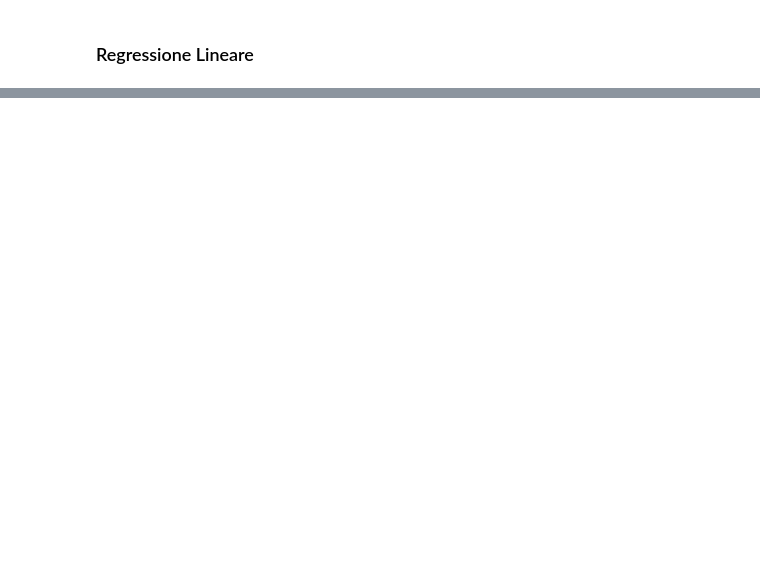
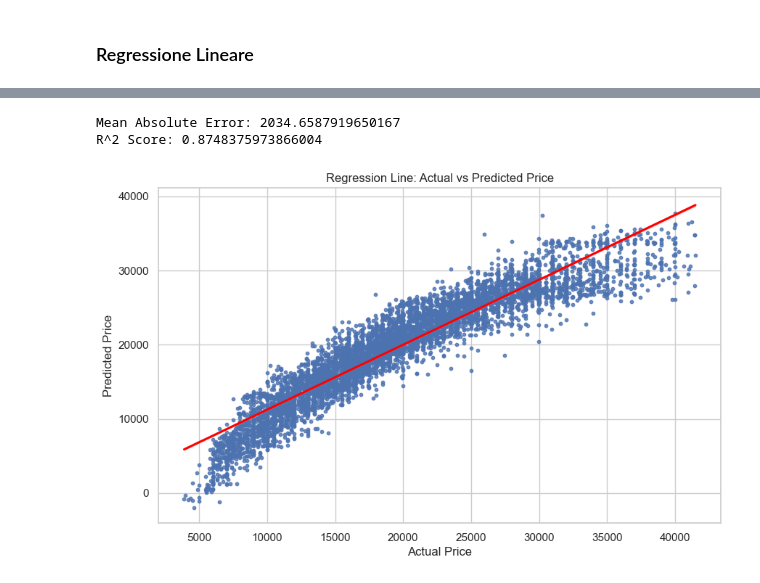
Before and after one commit to simonefesta/Car_Price_Prediction_ML, a Jupyter notebook: project.ipynb, the cells around one changed output, grey strips where cells are left out. Saved outputs shown, nothing was run; the diff lists cells and outputs as text; code cells hidden in the pictures; blank space fills up the shorter version.

```diff
--- a/project.ipynb
+++ b/project.ipynb
@@ -329,21 +394,41 @@ La **regressione lineare** è una tecnica statistica che modella la relazione tr
 
 - **Predizione**: Utilizza i parametri stimati per fare previsioni sulla variabile dipendente.
 - **Calcolo degli Errori**: Misura l'accuratezza del modello con metriche come l'**Errore Assoluto Medio (MAE)**, che calcola la media delle differenze assolute tra i valori osservati e previsti, e l'**Errore Quadratico Medio (MSE)**, che misura la media dei quadrati di queste differenze. Questi errori aiutano a valutare quanto bene il modello si adatta ai dati.
-# %%
-# Crea il modello di regressione lineare
-model = LinearRegression()
-
-# Allena il modello sui dati di addestramento
-model.fit(X_train_scaled, y_train)
 # %%
-# Effettua previsioni sui dati di test
-y_pred = model.predict(X_test_scaled)
+# Crea il modello di regressione lineare
+model = LinearRegression()
+
+# Allena il modello sui dati di addestramento (non normalizzati)
+model.fit(X_train, y_train)
+
+# Effettua previsioni sui dati di test (non normalizzati)
+y_pred = model.predict(X_test)
 
 # Valuta le prestazioni del modello
 mae = mean_absolute_error(y_test, y_pred)
-mse = mean_squared_error(y_test, y_pred)
+#mse = mean_squared_error(y_test, y_pred)
 r2 = r2_score(y_test, y_pred)
 
+# Stampa i risultati
 print(f"Mean Absolute Error: {mae}")
-print(f"Mean Squared Error: {mse}")
+#print(f"Mean Squared Error: {mse}")
 print(f"R^2 Score: {r2}")
+
+
+#Salvataggio per confronto
+models.append('LinearRegression')
+maes.append(mae)
+r2s.append(r2)
+
+# Visualizzazione dei risultati
+# Regressione Lineare su Valori Reali vs Predetti
+plt.figure(figsize=(10, 6))
+sns.regplot(x=y_test, y=y_pred, scatter_kws={'s':10}, line_kws={'color':'red'})
+plt.xlabel('Actual Price')
+plt.ylabel('Predicted Price')
+plt.title('Regression Line: Actual vs Predicted Price')
+plt.show()
+# %% [output]
+Mean Absolute Error: 2034.6587919650167
+R^2 Score: 0.8748375973866004
+[figure, added]
```
Also changed, not shown: parts of 22 cells of this notebook.
